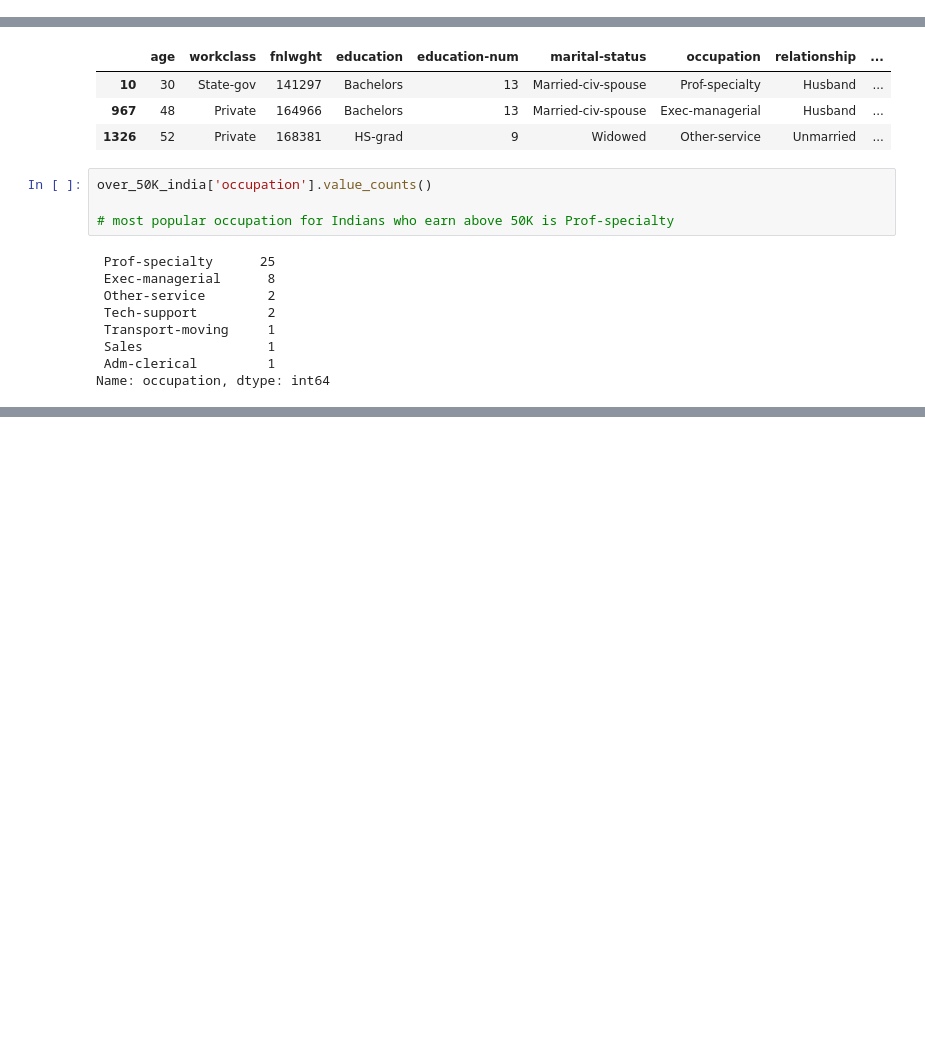
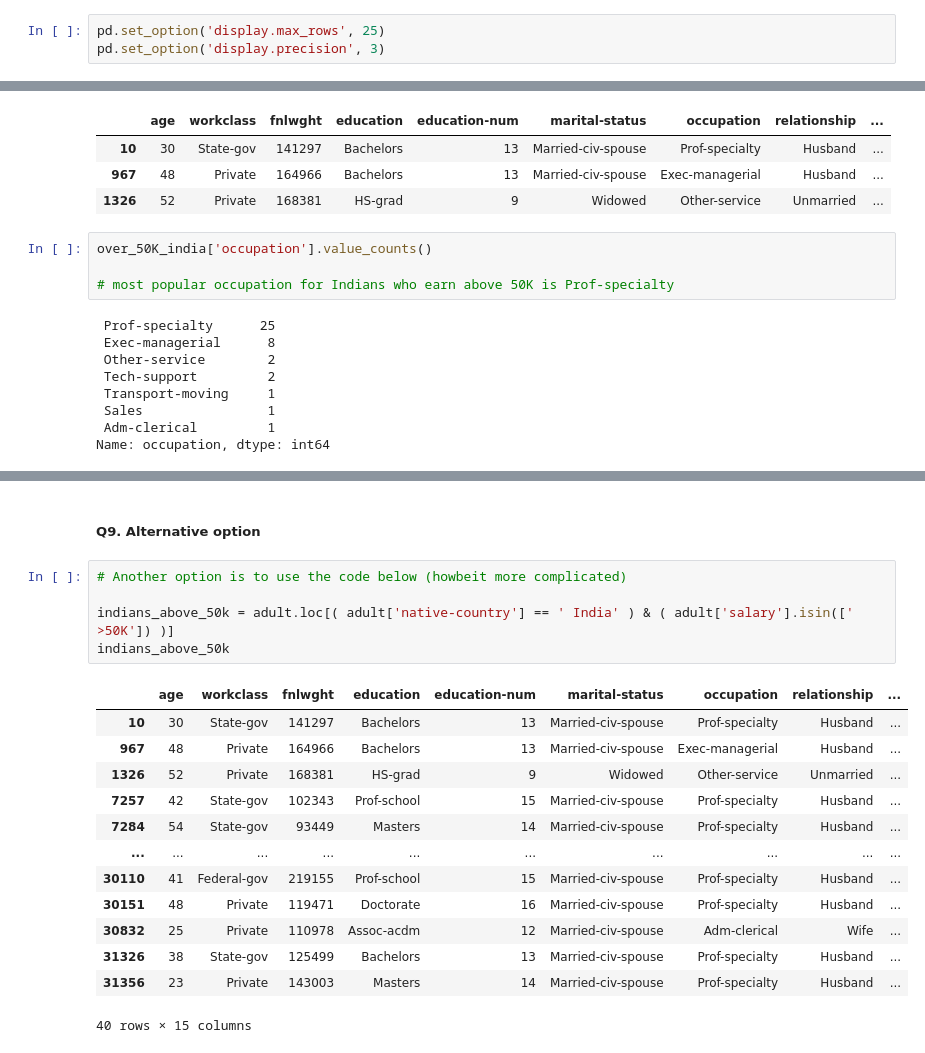
Before and after one commit to originalugo/Free_Code_Camp-Projects, a Jupyter notebook: Demo data/Project_3 - Demo data analyzer.ipynb, the cells around one changed output, grey strips where cells are left out. Cells and saved outputs as stored; diff of their text form; blank space fills up the shorter version.

```diff
--- a/Demo data/Project_3 - Demo data analyzer.ipynb
+++ b/Demo data/Project_3 - Demo data analyzer.ipynb
@@ -6,6 +6,9 @@ import pandas as pd
 import seaborn as sns
 import matplotlib.pyplot as plt
 sns.set()
+# %%
+pd.set_option('display.max_rows', 25)
+pd.set_option('display.precision', 3)
 # %%
 adult = pd.read_csv('adult.csv')
 # %%
@@ -213,0 +248,21 @@ Name: occupation, dtype: int64
+# %% [markdown]
+##### Q9. Alternative option
+# %%
+# Another option is to use the code below (howbeit more complicated)
+
+indians_above_50k = adult.loc[( adult['native-country'] == ' India' ) & ( adult['salary'].isin([' >50K']) )]
+indians_above_50k
+# %% [output]
+|  | age | workclass | fnlwght | education | education-num | marital-status | occupation | relationship | ... |
+| 10 | 30 | State-gov | 141297 | Bachelors | 13 | Married-civ-spouse | Prof-specialty | Husband | ... |
+| 967 | 48 | Private | 164966 | Bachelors | 13 | Married-civ-spouse | Exec-managerial | Husband | ... |
+| 1326 | 52 | Private | 168381 | HS-grad | 9 | Widowed | Other-service | Unmarried | ... |
+| 7257 | 42 | State-gov | 102343 | Prof-school | 15 | Married-civ-spouse | Prof-specialty | Husband | ... |
+| 7284 | 54 | State-gov | 93449 | Masters | 14 | Married-civ-spouse | Prof-specialty | Husband | ... |
+| ... | ... | ... | ... | ... | ... | ... | ... | ... | ... |
+| 30110 | 41 | Federal-gov | 219155 | Prof-school | 15 | Married-civ-spouse | Prof-specialty | Husband | ... |
+| 30151 | 48 | Private | 119471 | Doctorate | 16 | Married-civ-spouse | Prof-specialty | Husband | ... |
+| 30832 | 25 | Private | 110978 | Assoc-acdm | 12 | Married-civ-spouse | Adm-clerical | Wife | ... |
+| 31326 | 38 | State-gov | 125499 | Bachelors | 13 | Married-civ-spouse | Prof-specialty | Husband | ... |
+| 31356 | 23 | Private | 143003 | Masters | 14 | Married-civ-spouse | Prof-specialty | Husband | ... |
+40 rows × 15 columns
```
Also changed, not shown: parts of 12 cells of this notebook.
